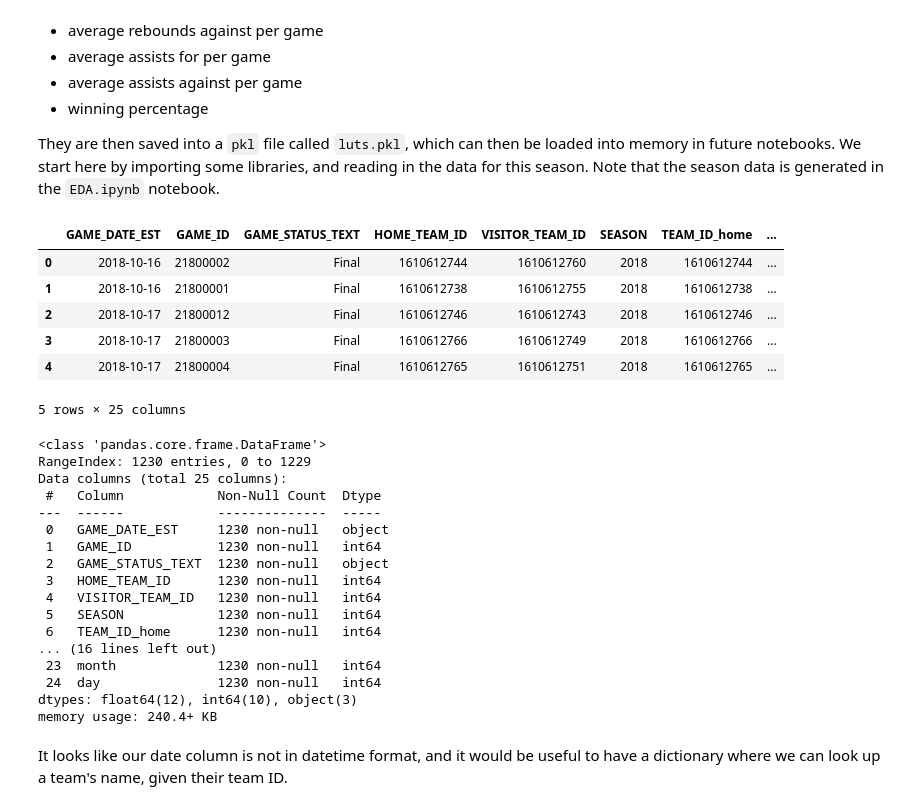
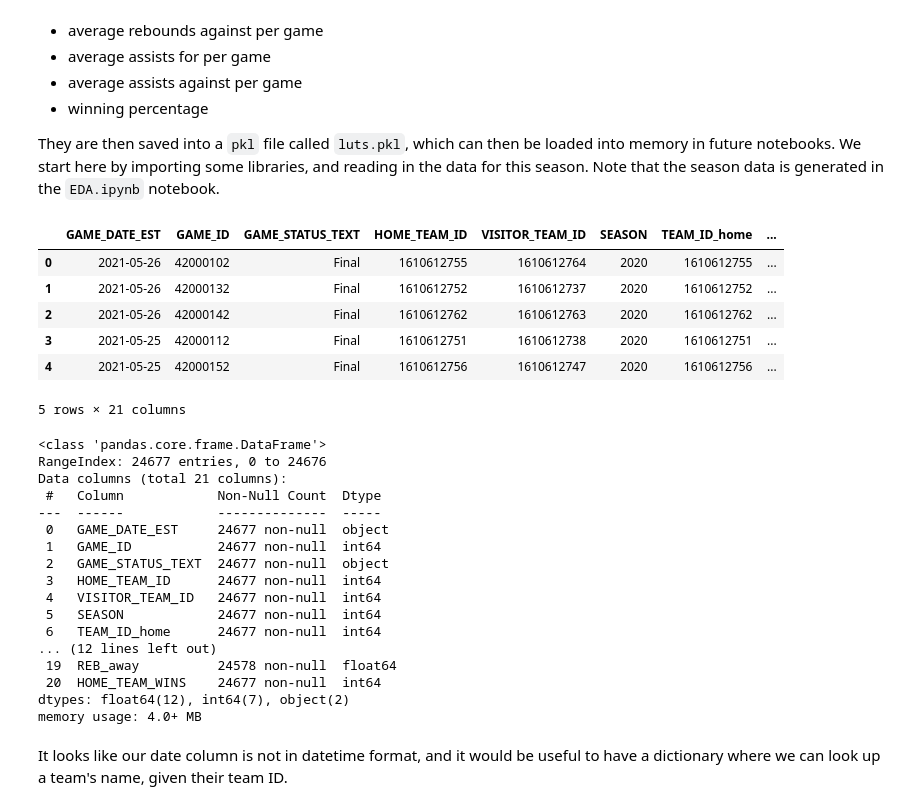
Before and after one commit to dominic-mortimer/sports-predictor, a Jupyter notebook: LUT_Generator.ipynb, the cells around one changed output. Cells and saved outputs as stored; diff of their text form; code cells hidden in the pictures.

```diff
--- a/LUT_Generator.ipynb
+++ b/LUT_Generator.ipynb
@@ -16,37 +16,37 @@ import numpy as np
 import pandas as pd
 import joblib
 # %%
-df = pd.read_csv('Data/games_2018-19.csv')
+df = pd.read_csv('Data/games.csv')
 teams = pd.read_csv('Data/teams.csv')
 df.head()
 # %% [output]
 |  | GAME_DATE_EST | GAME_ID | GAME_STATUS_TEXT | HOME_TEAM_ID | VISITOR_TEAM_ID | SEASON | TEAM_ID_home | ... |
-| 0 | 2018-10-16 | 21800002 | Final | 1610612744 | 1610612760 | 2018 | 1610612744 | ... |
-| 1 | 2018-10-16 | 21800001 | Final | 1610612738 | 1610612755 | 2018 | 1610612738 | ... |
-| 2 | 2018-10-17 | 21800012 | Final | 1610612746 | 1610612743 | 2018 | 1610612746 | ... |
-| 3 | 2018-10-17 | 21800003 | Final | 1610612766 | 1610612749 | 2018 | 1610612766 | ... |
-| 4 | 2018-10-17 | 21800004 | Final | 1610612765 | 1610612751 | 2018 | 1610612765 | ... |
+| 0 | 2021-05-26 | 42000102 | Final | 1610612755 | 1610612764 | 2020 | 1610612755 | ... |
+| 1 | 2021-05-26 | 42000132 | Final | 1610612752 | 1610612737 | 2020 | 1610612752 | ... |
+| 2 | 2021-05-26 | 42000142 | Final | 1610612762 | 1610612763 | 2020 | 1610612762 | ... |
+| 3 | 2021-05-25 | 42000112 | Final | 1610612751 | 1610612738 | 2020 | 1610612751 | ... |
+| 4 | 2021-05-25 | 42000152 | Final | 1610612756 | 1610612747 | 2020 | 1610612756 | ... |
-5 rows × 25 columns
+5 rows × 21 columns
 # %%
 df.info()
 # %% [output]
 <class 'pandas.core.frame.DataFrame'>
-RangeIndex: 1230 entries, 0 to 1229
-Data columns (total 25 columns):
+RangeIndex: 24677 entries, 0 to 24676
+Data columns (total 21 columns):
  #   Column            Non-Null Count  Dtype
 ---  ------            --------------  -----
- 0   GAME_DATE_EST     1230 non-null   object
- 1   GAME_ID           1230 non-null   int64
- 2   GAME_STATUS_TEXT  1230 non-null   object
- 3   HOME_TEAM_ID      1230 non-null   int64
- 4   VISITOR_TEAM_ID   1230 non-null   int64
- 5   SEASON            1230 non-null   int64
- 6   TEAM_ID_home      1230 non-null   int64
-... (16 lines left out)
- 23  month             1230 non-null   int64
- 24  day               1230 non-null   int64
-dtypes: float64(12), int64(10), object(3)
-memory usage: 240.4+ KB
+ 0   GAME_DATE_EST     24677 non-null  object
+ 1   GAME_ID           24677 non-null  int64
+ 2   GAME_STATUS_TEXT  24677 non-null  object
+ 3   HOME_TEAM_ID      24677 non-null  int64
+ 4   VISITOR_TEAM_ID   24677 non-null  int64
+ 5   SEASON            24677 non-null  int64
+ 6   TEAM_ID_home      24677 non-null  int64
+... (12 lines left out)
+ 19  REB_away          24578 non-null  float64
+ 20  HOME_TEAM_WINS    24677 non-null  int64
+dtypes: float64(12), int64(7), object(2)
+memory usage: 4.0+ MB
 # %% [markdown]
 It looks like our date column is not in datetime format, and it would be useful to have a dictionary where we can look up a team's name, given their team ID.
 # %%
```
Also changed, not shown: parts of 11 cells of this notebook, 9 other files.
